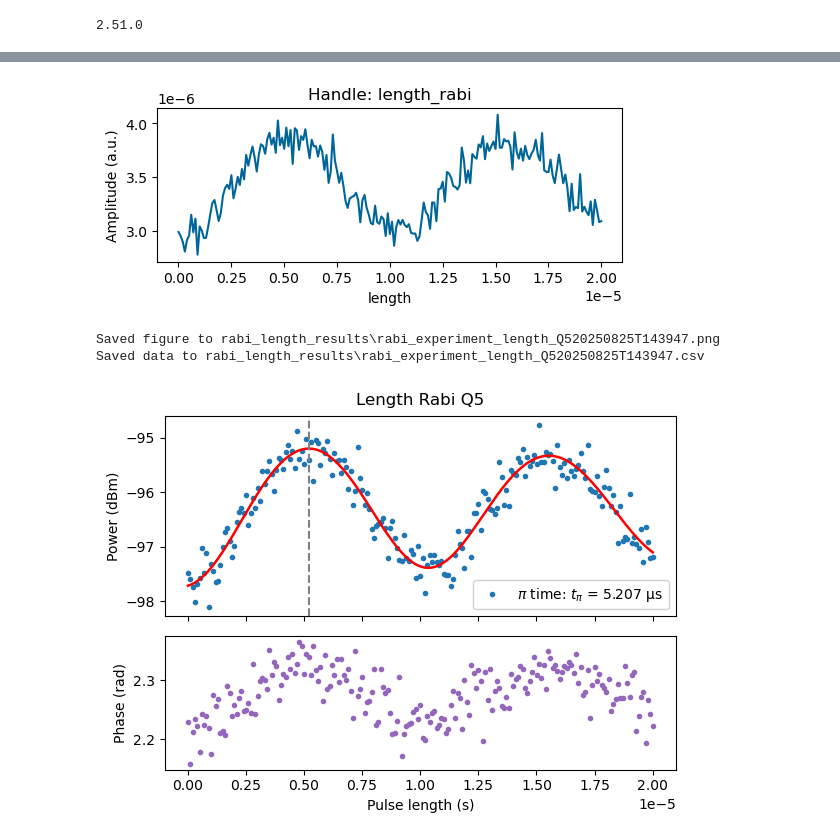
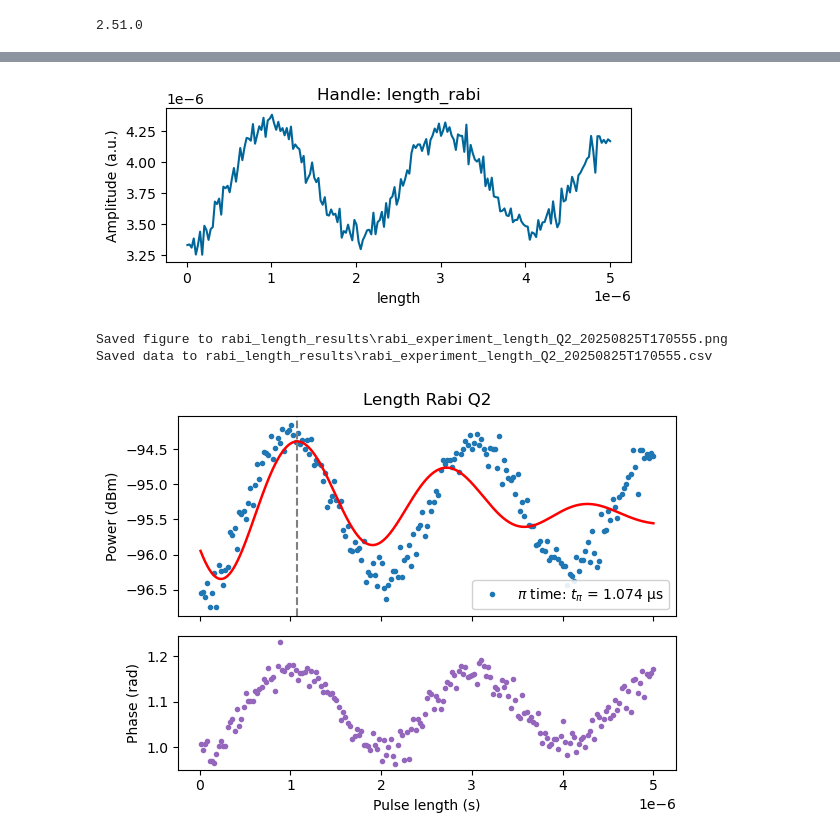
Before and after one commit to YiiiiZ/Measurement, a Jupyter notebook: length_rabi.ipynb, the cells around one changed output, grey strips where cells are left out. Saved outputs shown, nothing was run; the diff lists cells and outputs as text; code cells hidden in the pictures.

```diff
--- a/length_rabi.ipynb
+++ b/length_rabi.ipynb
@@ -63,37 +63,37 @@ session.connect(do_emulation=emulate)
 # %%
 res_lo_freq = 7.2e9
 qb_lo_freq = 3.2e9
-qubit_label = "Q5"  # ch2ange if needed
+qubit_label = "Q2"  # change if needed
 # qb_freq = 3.10268e9 #Q1
-# qb_freq = 3.19586e9 #Q2
+qb_freq = 3.19586e9 #Q2
 # qb_freq = 3.19190e9 #Q3
 # qb_freq = 3.37406e9 #Q4
-qb_freq =3.37316e9 #Q5
+# qb_freq =3.37316e9 #Q5
 # qb_freq = 3.3990e9 #Q6
 
 # res_freq = 7.14885e9 #Q1
-# res_freq = 7.18127e9 #Q2
+res_freq = 7.18127e9 #Q2
 # res_freq = 7.20642e9 #Q3
 # res_freq = 7.23025e9 #Q4
-res_freq = 7.26202e9 #Q5
+# res_freq = 7.26202e9 #Q5
 # res_freq = 7.29047e9 #Q6
 integration_time = 5e-6
 
 time_start = 1e-8
-time_stop = 2e-5
+time_stop = 5e-6
 length_num = 201
 
 ro_pulse_amp = 0.1
 ro_pulse_length = 5e-6
 
 # drive_pulse_amp = 0.330 #Q1
-# drive_pulse_amp = 0.210 #Q2
+drive_pulse_amp = 0.370 #Q2
 # drive_pulse_amp = 0.072 #Q3
 # drive_pulse_amp = 0.036 #Q4
-drive_pulse_amp = 0.028 #Q5
+# drive_pulse_amp = 0.028 #Q5
 # drive_pulse_amp = 0.022 #Q6
-drive_pulse_length = 5e-6
-drive_range = 0
+drive_pulse_length = 1e-6
+drive_range = 5
 num_averages = 11  # average number = 2^n, n_max = 17
 measure_range = -20  # actual power = range (dBm) - 20log(amp)
 measure_amp = 0.9
@@ -139,10 +139,10 @@ def length_rabi(length_sweep, drive_length, drive_amp, ro_length, ro_amp):
                     acquire_signal="acquire",
                     integration_length = integration_time,
                     handle="length_rabi",
-                    reset_delay = 1e-6,
+                    reset_delay = 50e-6,
                 )
             # relax time after readout - for qubit relaxation to groundstate and signal processing
-            with exp_rabi.section(uid="reserve", length=300e-6):
+            with exp_rabi.section(uid="reserve", length=250e-6):
                 exp_rabi.reserve(signal="measure")
     return exp_rabi
 # %%
@@ -229,7 +233,7 @@ os.makedirs(outdir, exist_ok=True)
 # %%
 plot_results(rabi_results)
 # %% [output]
-[figure, old version]
+[figure, new version]
 # %%
 from numpy.fft import rfftfreq, rfft
 
@@ -311,34 +315,34 @@ fig, axs = plt.subplots(2, 1, figsize=(6, 4.5), sharex=True,
 axs[0].plot(L, Y_dbm, 'o', ms=3, label="data")
 axs[0].plot(L_plot, Y_fit_dbm, '-r', lw=1.8, label="fit")
 axs[0].axvline(t_pi_s, color="grey", linestyle="--", linewidth=1.5)
 axs[0].set_ylabel("Power (dBm)")
 axs[0].legend([rf"$\pi$ time: $t_\pi$ = {t_pi_us:.3f} μs"], loc="lower right", framealpha=0.9)
-axs[0].set_title("Length Rabi {qubit_label}", fontsize=12, pad=8)
+axs[0].set_title(f"Length Rabi {qubit_label}", fontsize=12, pad=8)
 
 phase_rad = np.angle(rabi_res)
 axs[1].plot(L, phase_rad, 'o', ms=3, color="tab:purple")
 axs[1].set_xlabel("Pulse length (s)")
 axs[1].set_ylabel("Phase (rad)")
 
 plt.tight_layout()
 
 fig_path = os.path.join(outdir, f"rabi_experiment_length_{qubit_label}_{timestamp}.png")
 plt.savefig(fig_path, dpi=600)
 print(f"Saved figure to {fig_path}")
 
 df = pd.DataFrame({
     "PulseLength_s": L,
     "Magnitude_linear": R,
     "Magnitude_dBm": Y_dbm,
     "Fit_linear": rabi_len_chirped(L, *popt),
     "Fit_dBm": rabi_len_chirped(L, *popt) * 0 + to_dbm(rabi_len_chirped(L, *popt)),  # store for convenience
     "Phase_rad": phase_rad,
 })
 csv_path = os.path.join(outdir, f"rabi_experiment_length_{qubit_label}_{timestamp}.csv")
 df.to_csv(csv_path, index=False)
 print(f"Saved data to {csv_path}")
 plt.show()
 # %% [output]
-Saved figure to rabi_length_results\rabi_experiment_length_Q520250825T143947.png
-Saved data to rabi_length_results\rabi_experiment_length_Q520250825T143947.csv
+Saved figure to rabi_length_results\rabi_experiment_length_Q2_20250825T170555.png
+Saved data to rabi_length_results\rabi_experiment_length_Q2_20250825T170555.csv
-[figure, old version]
+[figure, new version]
```
Also changed, not shown: parts of 4 cells of this notebook, 41 other files.
